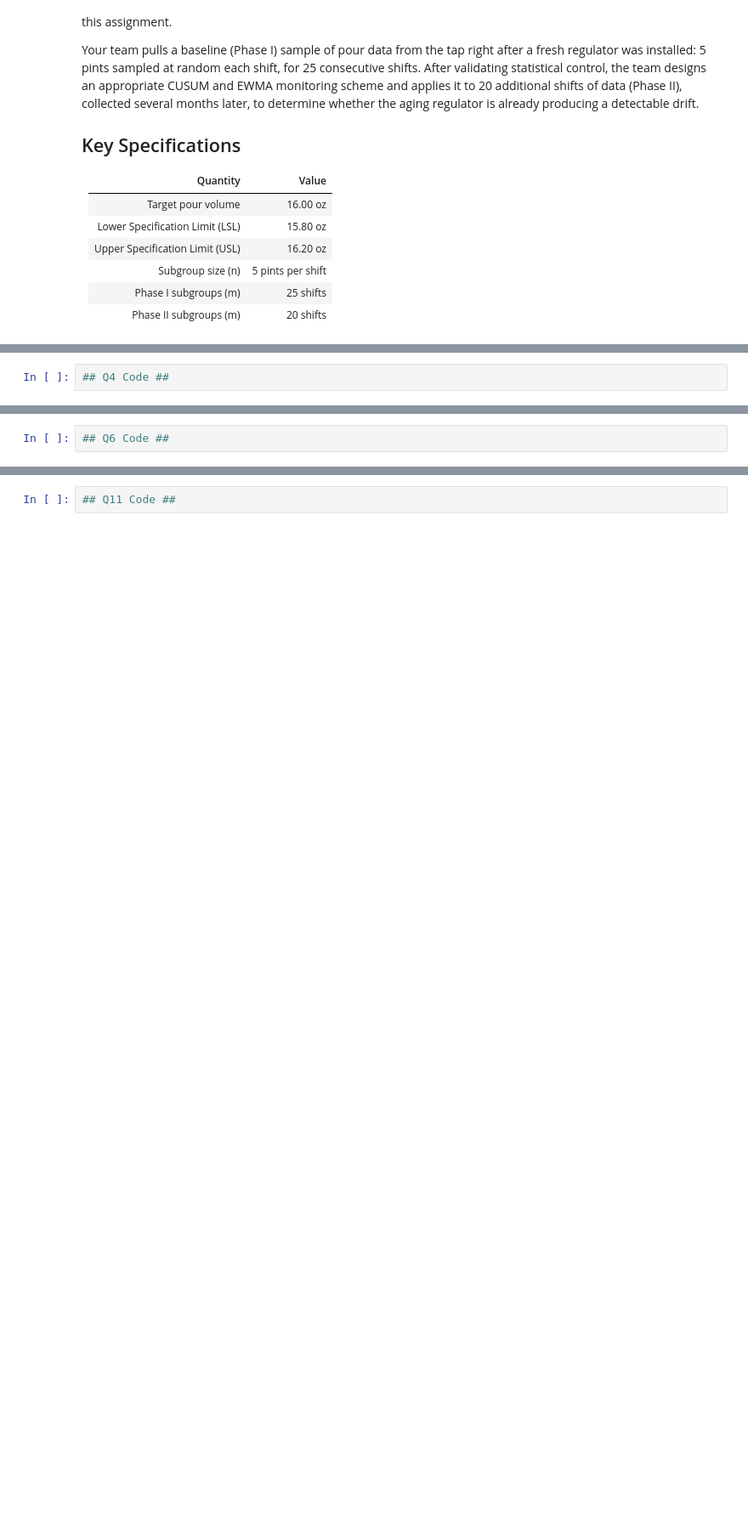
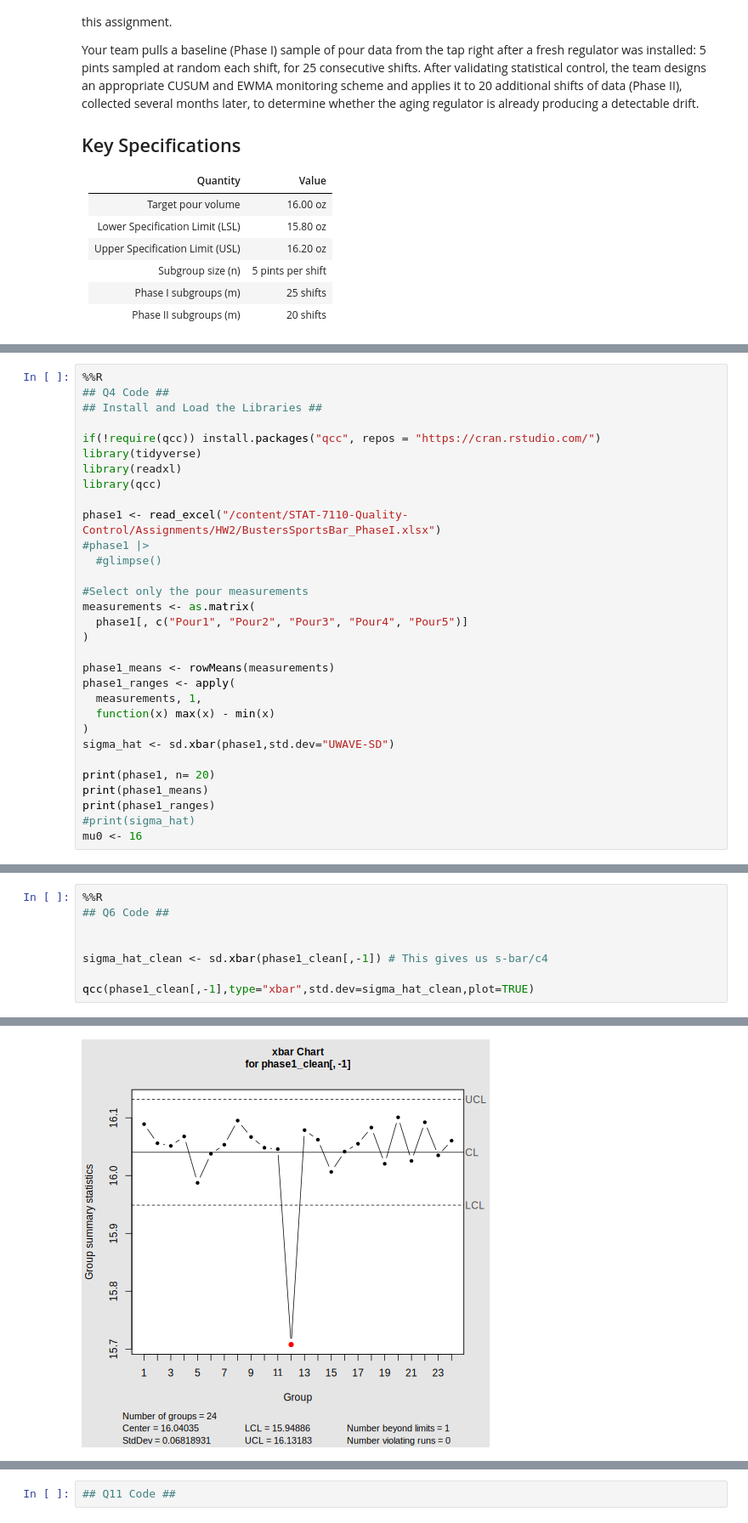
Before and after one commit to ArmandoADJ/STAT-7110-Quality-Control, a Jupyter notebook: Assignments/HW2/STAT-7110-HW2.ipynb, the cells around one changed output, grey strips where cells are left out. Shown at 85% size. Saved outputs shown, nothing was run; the diff lists cells and outputs as text; blank space fills up the shorter version.

```diff
--- a/Assignments/HW2/STAT-7110-HW2.ipynb
+++ b/Assignments/HW2/STAT-7110-HW2.ipynb
@@ -68,4 +82,33 @@ The Purpose of this analysis is to describe the consistency or drift of the beer
 
 ### Q4: Read the Phase I data into R. Calculate and report the subgroup means and ranges, and use them to estimate the process mean and process standard deviation.
 # %%
+%%R
 ## Q4 Code ##
+## Install and Load the Libraries ##
+
+if(!require(qcc)) install.packages("qcc", repos = "https://cran.rstudio.com/")
+library(tidyverse)
+library(readxl)
+library(qcc)
+
+phase1 <- read_excel("/content/STAT-7110-Quality-Control/Assignments/HW2/BustersSportsBar_PhaseI.xlsx")
+#phase1 |>
+  #glimpse()
+
+#Select only the pour measurements
+measurements <- as.matrix(
+  phase1[, c("Pour1", "Pour2", "Pour3", "Pour4", "Pour5")]
+)
+
+phase1_means <- rowMeans(measurements)
+phase1_ranges <- apply(
+  measurements, 1,
+  function(x) max(x) - min(x)
+)
+sigma_hat <- sd.xbar(phase1,std.dev="UWAVE-SD")
+
+print(phase1, n= 20)
+print(phase1_means)
+print(phase1_ranges)
+#print(sigma_hat)
+mu0 <- 16
@@ -78,2 +262,9 @@ The Purpose of this analysis is to describe the consistency or drift of the beer
 # %%
+%%R
 ## Q6 Code ##
+
+
+sigma_hat_clean <- sd.xbar(phase1_clean[,-1]) # This gives us s-bar/c4
+
+qcc(phase1_clean[,-1],type="xbar",std.dev=sigma_hat_clean,plot=TRUE)
+# %% [output]
@@ -79,0 +287 @@ The Purpose of this analysis is to describe the consistency or drift of the beer
+[figure, added]
```
Also changed, not shown: parts of 18 cells of this notebook.
